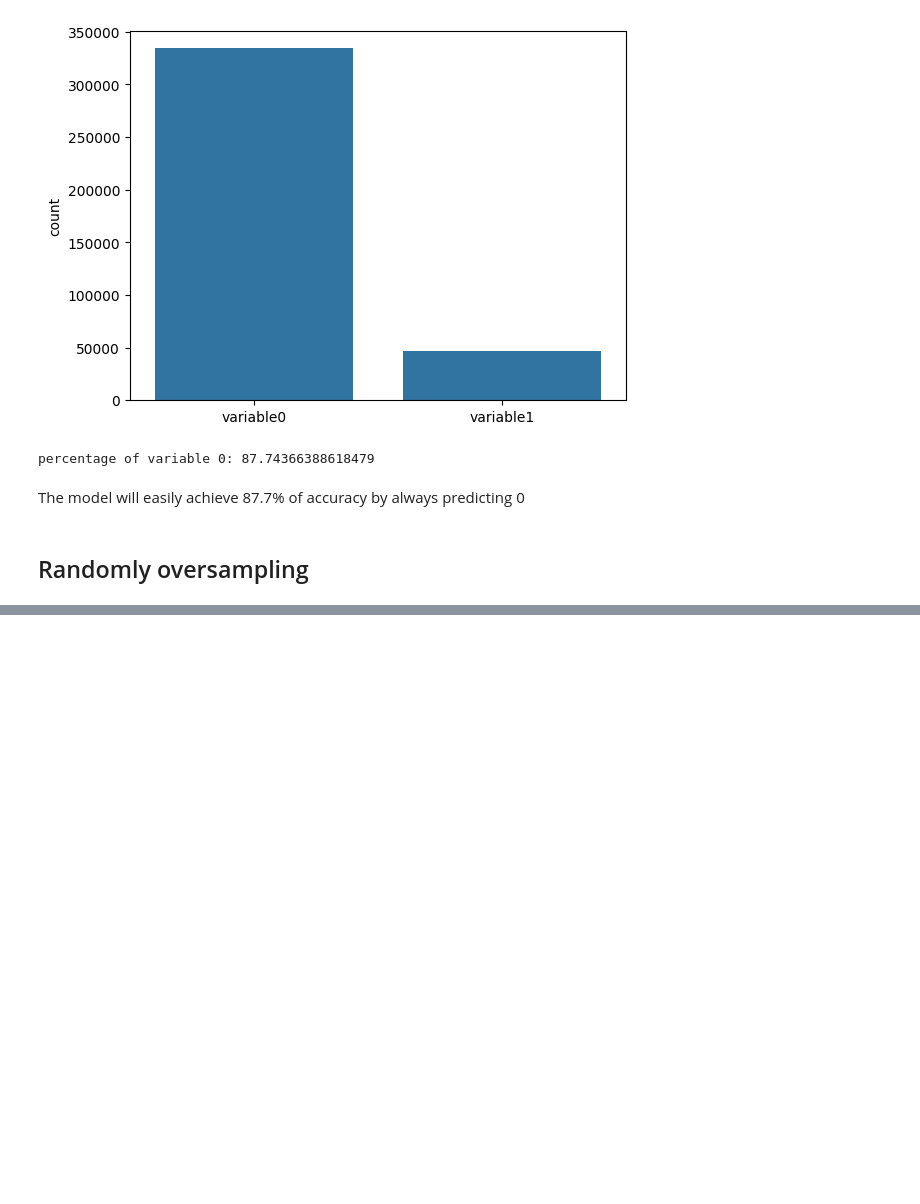
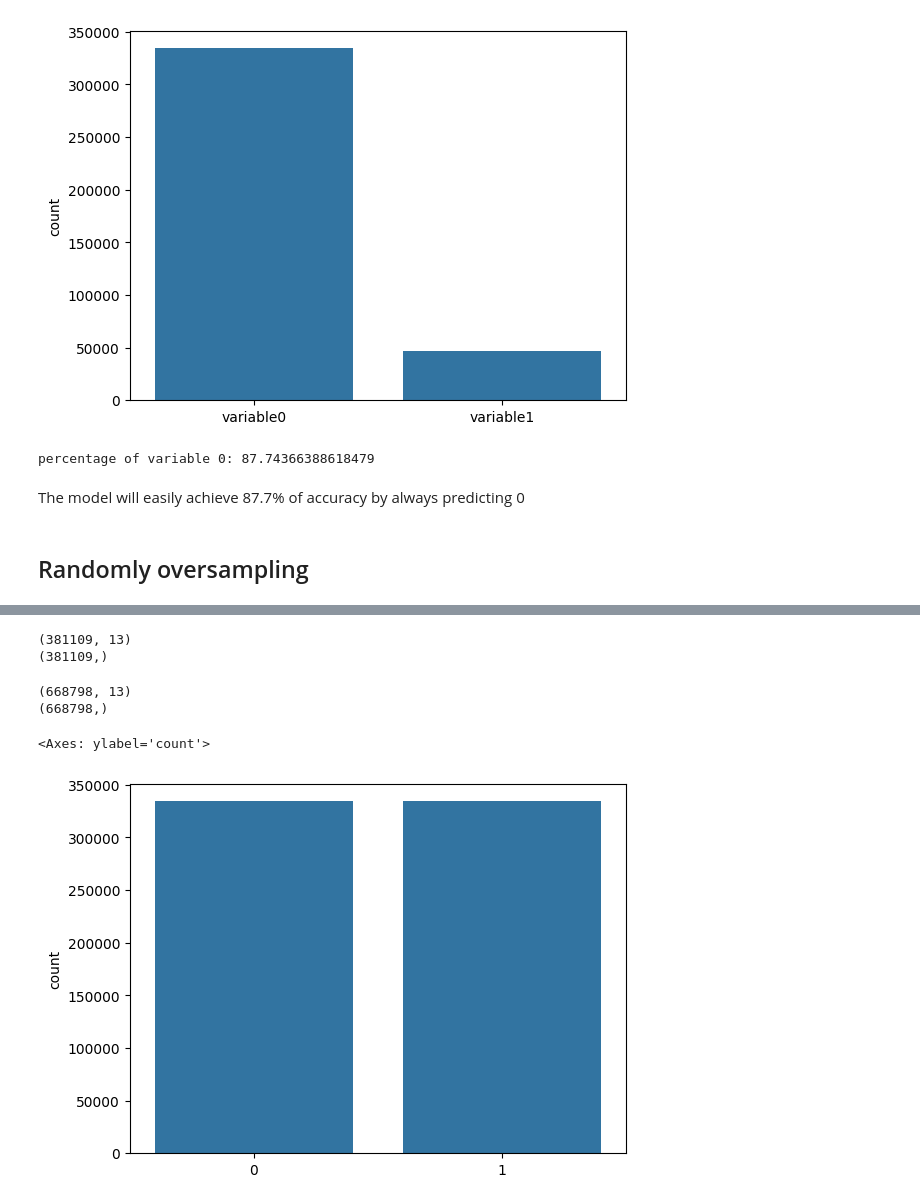
Before and after one commit to khanhvy31/Classification_Imbalance_Tutorial, a Jupyter notebook: Insurance_Dataset.ipynb, the cells around one changed output, grey strips where cells are left out. Drawn from its saved outputs; the diff is of its cells as text; code cells hidden in the pictures; blank space fills up the shorter version.

Commit message:
balance the label

```diff
--- a/Insurance_Dataset.ipynb
+++ b/Insurance_Dataset.ipynb
@@ -108,0 +103,25 @@ Name: count, dtype: int64
+# %%
+features = df.drop(columns = 'Response')
+label = df['Response']
+print(features.shape)
+print(label.shape)
+# %% [output]
+(381109, 13)
+(381109,)
+# %%
+#randomly oversampling
+#load library
+from imblearn.over_sampling import RandomOverSampler
+ros = RandomOverSampler(random_state=42) #reproducebility
+feature_ros, label_ros = ros.fit_resample(features, label)
+print(feature_ros.shape)
+print(label_ros.shape)
+# %% [output]
+(668798, 13)
+(668798,)
+# %%
+#double check the count of each variable again
+sns.barplot(x = ['0','1'], y = label_ros.value_counts())
+# %% [output]
+<Axes: ylabel='count'>
+[figure, added]
```
Also changed, not shown: parts of 1 cell of this notebook.
